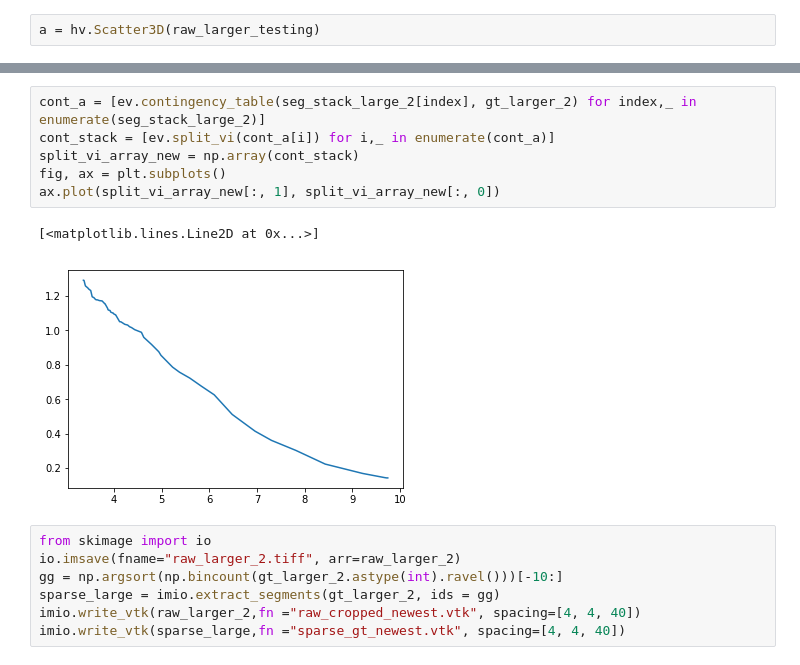
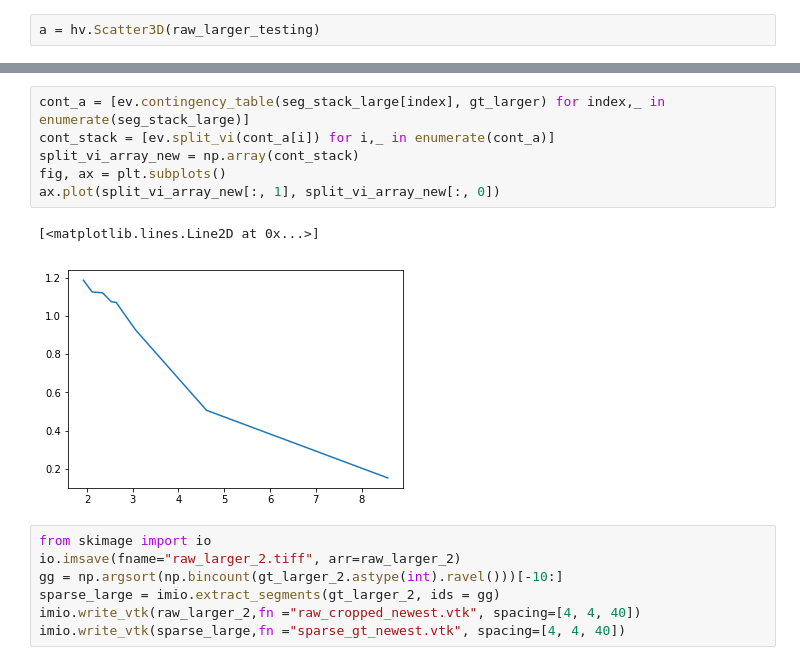
Before and after one commit to JohnnyTeutonic/view_all, a Jupyter notebook: notebooks/split_vi_notebook.ipynb, the cells around one changed output, grey strips where cells are left out. Cells and saved outputs as stored; diff of their text form.

```diff
--- a/notebooks/split_vi_notebook.ipynb
+++ b/notebooks/split_vi_notebook.ipynb
@@ -83,12 +85,12 @@ imio.write_vtk(img_as_ubyte(raw_larger_2),fn='extraced_raw_5_10.vtk',spacing=[4,
 # %%
-cont_a = [ev.contingency_table(seg_stack_large_2[index], gt_larger_2) for index,_ in enumerate(seg_stack_large_2)]
+cont_a = [ev.contingency_table(seg_stack_large[index], gt_larger) for index,_ in enumerate(seg_stack_large)]
 cont_stack = [ev.split_vi(cont_a[i]) for i,_ in enumerate(cont_a)]
 split_vi_array_new = np.array(cont_stack)
 fig, ax = plt.subplots()
 ax.plot(split_vi_array_new[:, 1], split_vi_array_new[:, 0])
 # %% [output]
 [<matplotlib.lines.Line2D at 0x...>]
-[figure, old version]
+[figure, new version]
 # %%
 from skimage import io
 io.imsave(fname="raw_larger_2.tiff", arr=raw_larger_2)
```
Also changed, not shown: parts of 4 cells of this notebook, 1 other file.
